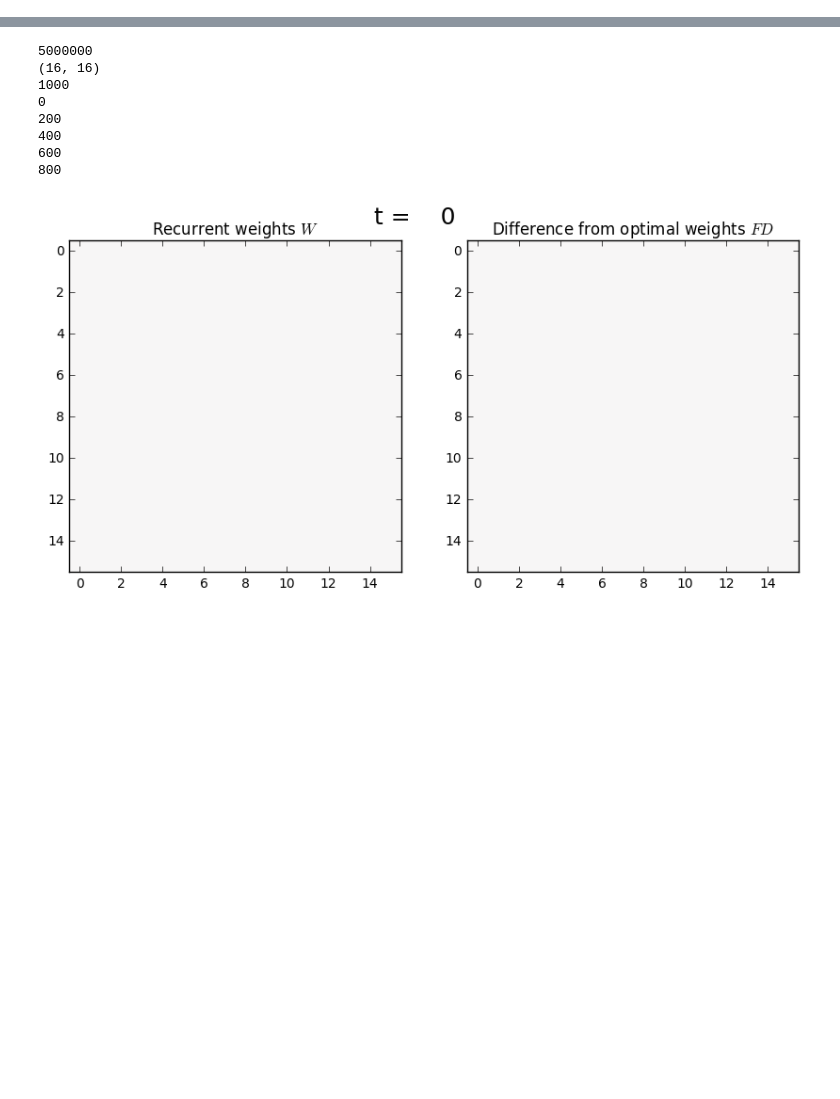
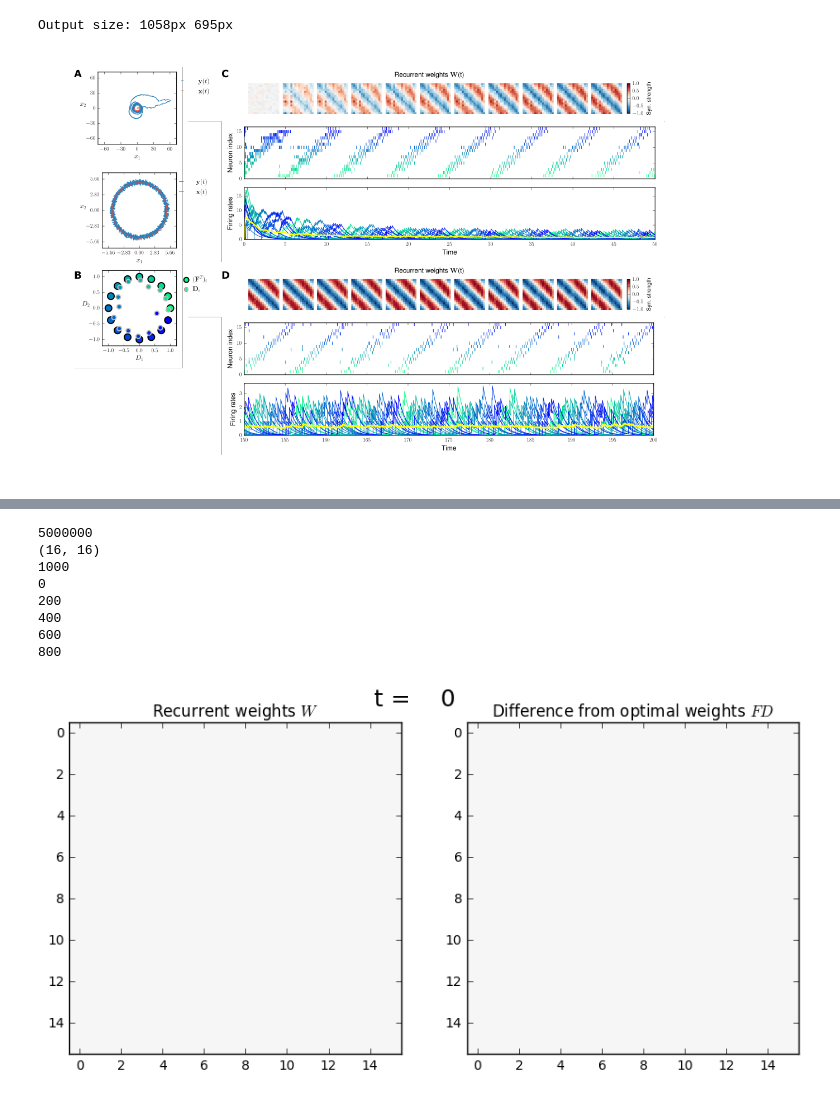
Before and after one commit to degoldschmidt/network-rotation, a Jupyter notebook: Learning2D.ipynb, the cells around one changed output, grey strips where cells are left out. Drawn from its saved outputs; the diff is of its cells as text; code cells hidden in the pictures; blank space fills up the shorter version.

```diff
--- a/Learning2D.ipynb
+++ b/Learning2D.ipynb
@@ -540,0 +732,79 @@ Mean scaling: 1.0
+# %%
+def toInt(string):
+    return int(string.replace("pt", ""))
+
+" join figures together "
+#create new SVG figure
+fig = sg.SVGFigure()
+
+# load matpotlib-generated figures
+curr_dir = "/Users/degoldschmidt/workspace/network-rotation/plots"
+panels = [ sg.fromfile(curr_dir + "/Fig4leftup.svg"),
+           sg.fromfile(curr_dir + "/Fig4leftdown.svg"),
+           sg.fromfile(curr_dir + '/Fig4rightup.svg'),
+           sg.fromfile(curr_dir + '/Fig4rightcenterup.svg'),
+           sg.fromfile(curr_dir + '/Fig4rightcenterdown.svg'),
+           sg.fromfile(curr_dir + '/Fig4rightdown.svg')]
+
+# get the plot objects and move them to right position
+plots = []
+sizes = []
+
+for ind, panel in enumerate(panels):
+    plots.append(panel.getroot())
+    wid, hei = panel.get_size()
+    sizes.append([toInt(wid), toInt(hei)])
+
+offs = 10
+anc = 0
+yoff = 0
+plots[0].moveto(anc, anc+yoff)
+plots[1].moveto(anc, anc+sizes[0][1]+yoff)
+
+anc = sizes[0][0]
+offs2 = 70
+offs3 = 10
+plots[2].moveto(anc+offs3, offs+10)
+plots[3].moveto(anc+offs2, sizes[2][1]+offs+10)
+plots[4].moveto(anc+offs3, offs+sizes[0][1]+sizes[0][1]-yoff)
+plots[5].moveto(anc+offs2,  sizes[4][1]+offs+sizes[0][1]+sizes[0][1]-yoff)
+newwid = sizes[0][0]+sizes[1][0]+sizes[2][0]
+
+newwid = str(sizes[0][0]+sizes[2][0])+"px"
+newhei = str(2*(sizes[2][1]+sizes[3][1])+35)+"px"
+print("Output size:",newwid, newhei)
+fig.set_size([newwid, newhei])
+
+
+# add text labels
+fsize = 18
+offs = 20
+txtA = sg.TextElement(0,offs-yoff, "A", size=fsize, weight="bold")
+txtB = sg.TextElement(0,offs+sizes[0][1]+sizes[0][1]-yoff, "B", size=fsize, weight="bold")
+txtC = sg.TextElement(anc+offs2,offs, "C", size=fsize, weight="bold")
+txtD = sg.TextElement(anc+offs2,offs+sizes[0][1]+sizes[0][1]-yoff, "D", size=fsize, weight="bold")
+
+
+# append plots and labels to figure
+fig.append([plots[5], plots[4],plots[3], plots[2], plots[1], plots[0]])
+fig.append([txtA, txtB, txtC, txtD])
+
+# save generated SVG files
+fig.save(curr_dir + "/Fig4.svg")
+# svg-to-pdf conversion using Inkscape
+inkscape = "/Applications/Inkscape.app/Contents/Resources/script --without-gui"
+folder = "/Users/degoldschmidt/workspace/network-rotation/plots/"
+filesvg = folder + "Fig4.svg"
+filepdf = folder + "Fig4.pdf"
+filepng = folder + "Fig4pre.png"
+os.system(inkscape + " --export-pdf=" + filepdf + " " + filesvg)
+os.system(inkscape + " --export-png=" + filepng + " " + filesvg)
+# show preview png
+plt.figure(figsize=(13,5))
+image = mpimg.imread(filepng)
+plt.imshow(image)
+plt.axis("off")
+plt.show()
+# %% [output]
+Output size: 1058px 695px
+[figure, added]
```
Also changed, not shown: parts of 39 cells of this notebook, 3 other files.
